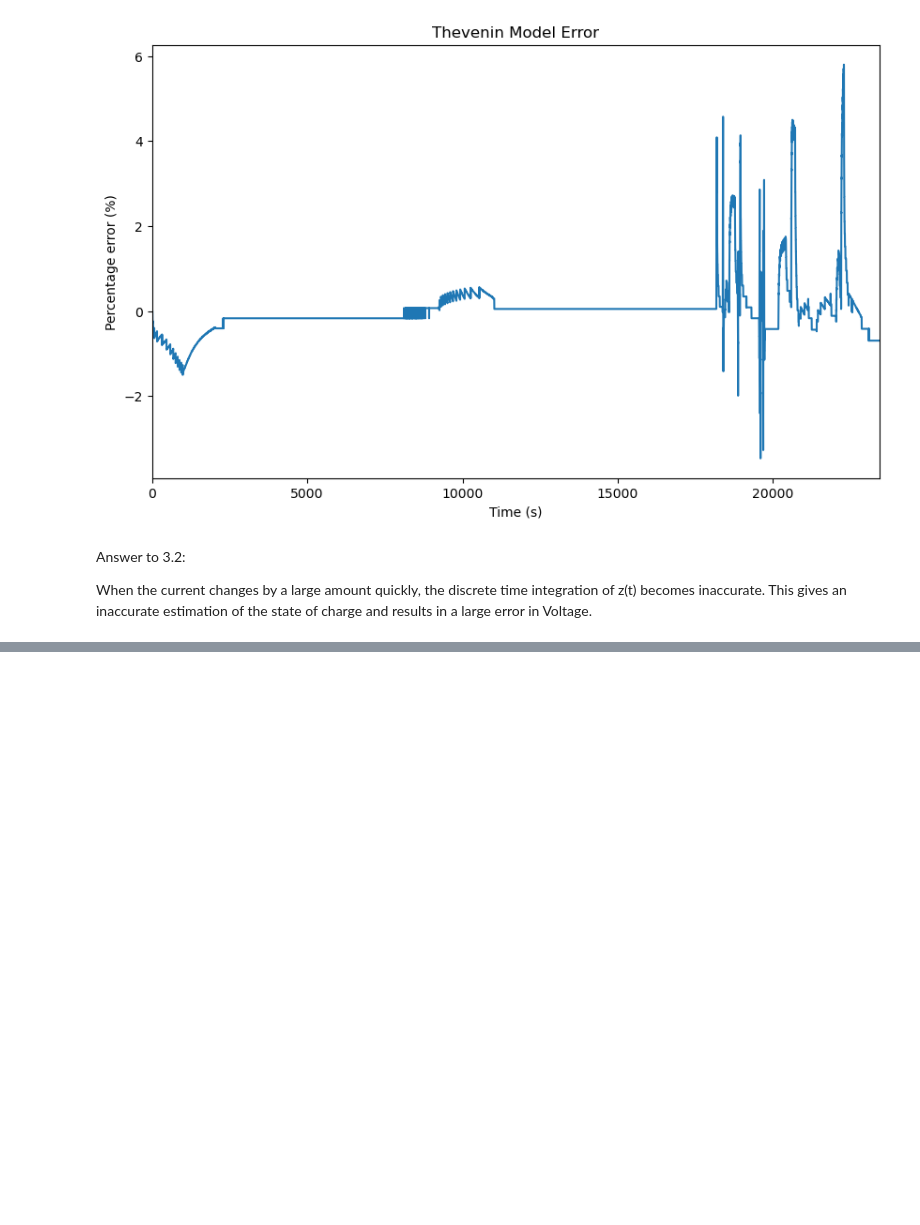
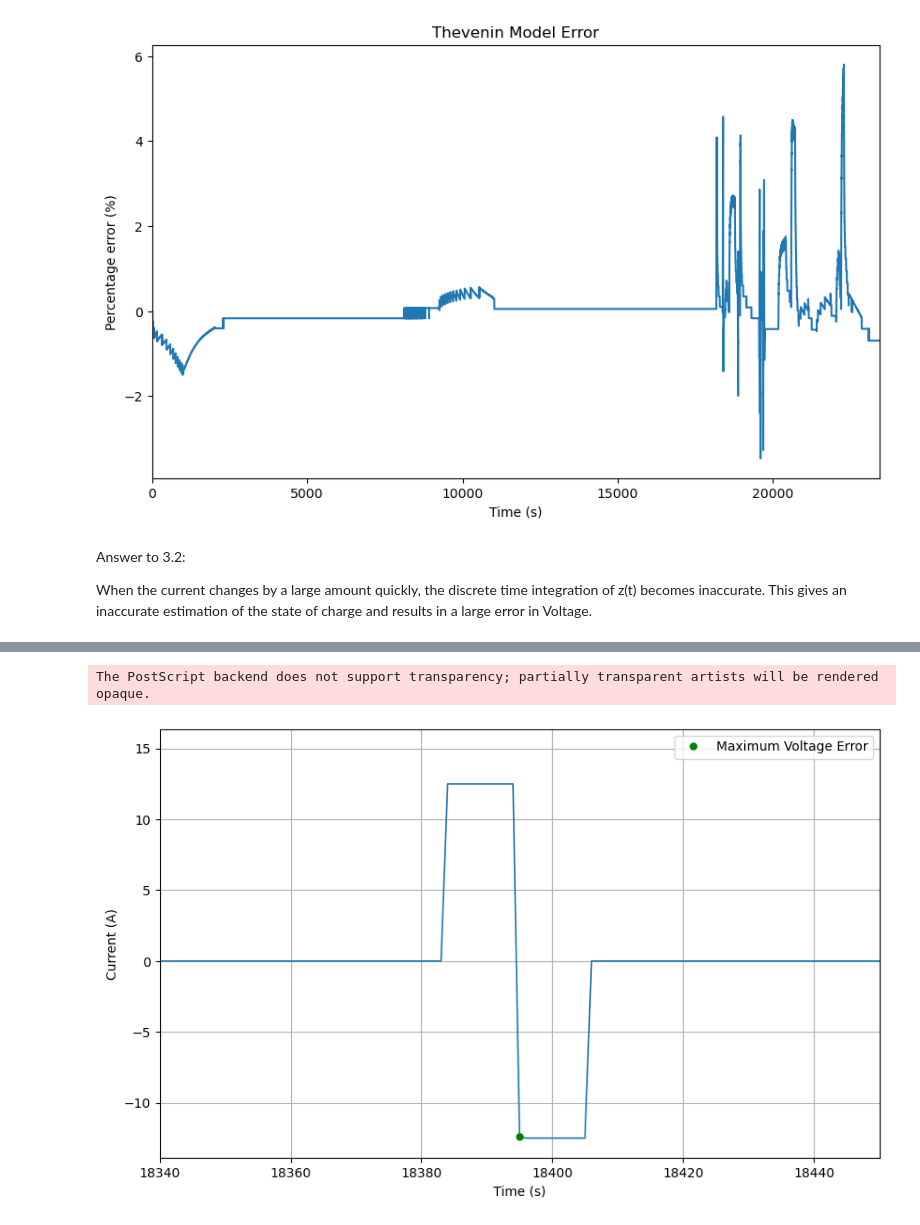
Before and after one commit to sunfanyi/modelling-of-lithium-ion-batteries, a Jupyter notebook: part_1.ipynb, the cells around one changed output, grey strips where cells are left out. Cells and saved outputs as stored; diff of their text form; code cells hidden in the pictures; blank space fills up the shorter version.

```diff
--- a/part_1.ipynb
+++ b/part_1.ipynb
@@ -166,0 +187,17 @@ When the current changes by a large amount quickly, the discrete time integratio
+# %%
+fig, ax = plt.subplots(figsize=(10, 6))
+ax.plot(t, I, linewidth=1.2)
+ax.plot(t[max_idx], I[max_idx], 'g.', markersize=10, label='Maximum Voltage Error')
+ax.legend()
+ax.set_xlim([0, t[-1]])
+ax.set_xlabel('Time (s)')
+ax.set_ylabel('Current (A)')
+ax.set_xlim([18340, 18450])
+ax.grid()
+ax.legend()
+# ax.set_title('Current History')
+fig.savefig('Figures/Part 1/part1_I_max_error_zoomed_in.eps', format='eps')
+plt.show()
+# %% [output]
+The PostScript backend does not support transparency; partially transparent artists will be rendered opaque.
+[figure, added]
```
Also changed, not shown: parts of 2 cells of this notebook, 5 other files.
